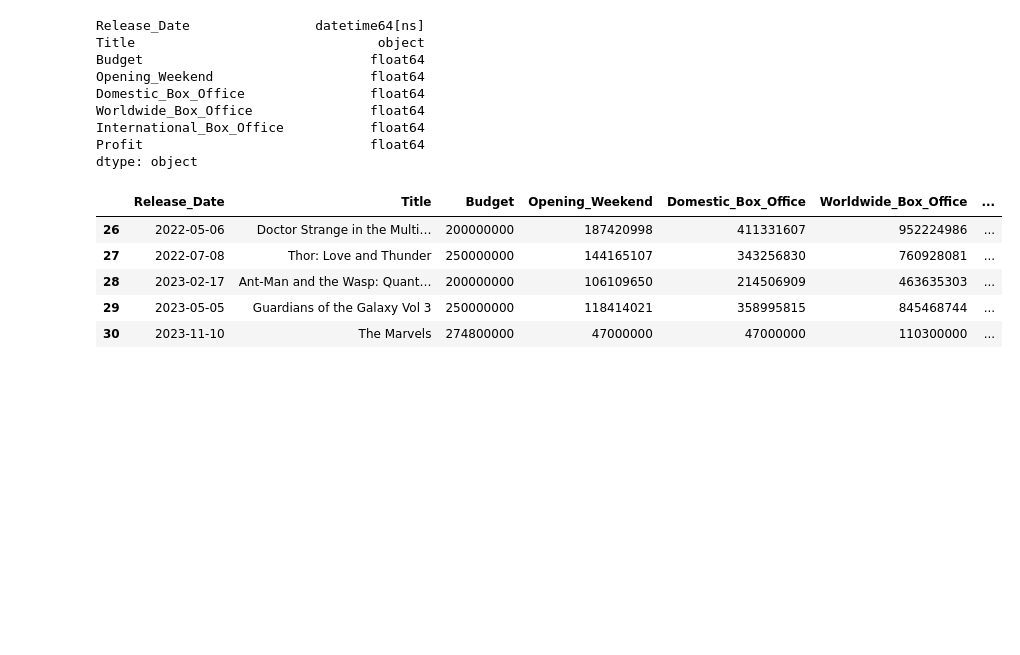
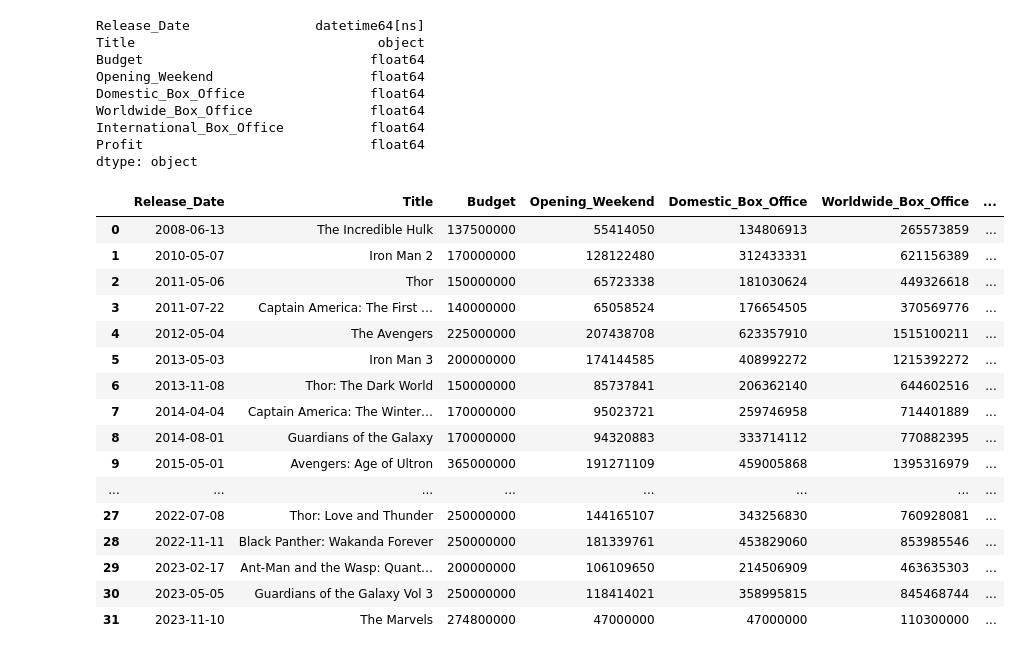
Before and after one commit to Kevin-McConchie/Marvel-Box-Office, a Jupyter notebook: Marvel_Box_Office.ipynb, the cells around one changed output. Saved outputs shown, nothing was run; the diff lists cells and outputs as text; code cells hidden in the pictures; blank space fills up the shorter version.

```diff
--- a/Marvel_Box_Office.ipynb
+++ b/Marvel_Box_Office.ipynb
@@ -23,7 +23,7 @@ movies_df.rename(columns={'The Numbers - Where Data and Movies Meet':'Release_Da
                           'Unnamed: 1':'Title', 'Unnamed: 2':'Budget','Unnamed: 3':'Opening_Weekend',
                             'Unnamed: 4':'Domestic_Box_Office','Unnamed: 5':'Worldwide_Box_Office'}, inplace = True)
 # Drop Werewolf by Night as no numbers along with NaN numbers
-movies_df = movies_df.drop(115).dropna()
+movies_df = movies_df.dropna()
 # Assign budget for Wakanda Forever
 # movies_df.at[114,'Budget']=250000000
 
@@ -31,7 +31,7 @@ movies_df = movies_df.drop(115).dropna()
 movies_df['Release_Date'] = pd.to_datetime(movies_df['Release_Date'])
 # Change date to ascending order
 movies_df.sort_values(by='Release_Date', inplace=True)
-movies_df.tail()
+movies_df
 # %% [output]
 A value is trying to be set on a copy of a slice from a DataFrame
 
@@ -130,39 +141,50 @@ movies_df.reset_index(drop=True, inplace=True)
 # movies_df.loc[0:5,'Phase'] = 1
 # movies_df.loc[6:11,'Phase'] = 2
 # movies_df.loc[12:21,'Phase'] = 3
 # movies_df.loc[22:29,'Phase'] = 4
 # movies_df.loc[30:,'Phase'] = 5
 
 # Slection of dates for each Phase
 # Select movies in the date range of interest and add a 'Phase' column
 movies_df = (movies_df[(movies_df['Release_Date'] > '2008-03-01') & (movies_df['Release_Date'] <= '2012-05-04')]
         .assign(Phase=1)
         .append(movies_df[(movies_df['Release_Date'] > '2013-05-02') & (movies_df['Release_Date'] <= '2015-07-18')]
         .assign(Phase=2))
         .append(movies_df[(movies_df['Release_Date'] > '2016-05-03') & (movies_df['Release_Date'] <= '2019-07-02')]
                 .assign(Phase=3))
         #      .append(movies_df[(movies_df['Release_Date'] > '2016-05-05') & (movies_df['Release_Date'] <= '2019-07-02')]
                 #      .assign(Phase=4))
         .append(movies_df[(movies_df['Release_Date'] > '2021-06-09') & (movies_df['Release_Date'] <= '2022-11-11')]
                 .assign(Phase=4))
         .append(movies_df[(movies_df['Release_Date'] > '2023-01-17') & (movies_df['Release_Date'] <= '2024-09-06')]
                 .assign(Phase=5))
                 )
 
 # ph1 = movies_df[(movies_df['Release_Date'] > '2008-05-02') & (movies_df['Release_Date'] <= '2012-05-04')]
 # Add a new column 'Phase' with a value of 1 for all rows
 # ph1 = ph1.assign(Phase=1)
 
 
 movies_df.to_csv('marvel_box_office.csv', sep='\t', encoding='utf-8')
-movies_df.tail()
+movies_df
 # %% [output]
 |  | Release_Date | Title | Budget | Opening_Weekend | Domestic_Box_Office | Worldwide_Box_Office | ... |
-| 26 | 2022-05-06 | Doctor Strange in the Multi… | 200000000 | 187420998 | 411331607 | 952224986 | ... |
+| 0 | 2008-06-13 | The Incredible Hulk | 137500000 | 55414050 | 134806913 | 265573859 | ... |
+| 1 | 2010-05-07 | Iron Man 2 | 170000000 | 128122480 | 312433331 | 621156389 | ... |
+| 2 | 2011-05-06 | Thor | 150000000 | 65723338 | 181030624 | 449326618 | ... |
+| 3 | 2011-07-22 | Captain America: The First … | 140000000 | 65058524 | 176654505 | 370569776 | ... |
+| 4 | 2012-05-04 | The Avengers | 225000000 | 207438708 | 623357910 | 1515100211 | ... |
+| 5 | 2013-05-03 | Iron Man 3 | 200000000 | 174144585 | 408992272 | 1215392272 | ... |
+| 6 | 2013-11-08 | Thor: The Dark World | 150000000 | 85737841 | 206362140 | 644602516 | ... |
+| 7 | 2014-04-04 | Captain America: The Winter… | 170000000 | 95023721 | 259746958 | 714401889 | ... |
+| 8 | 2014-08-01 | Guardians of the Galaxy | 170000000 | 94320883 | 333714112 | 770882395 | ... |
+| 9 | 2015-05-01 | Avengers: Age of Ultron | 365000000 | 191271109 | 459005868 | 1395316979 | ... |
+| ... | ... | ... | ... | ... | ... | ... | ... |
 | 27 | 2022-07-08 | Thor: Love and Thunder | 250000000 | 144165107 | 343256830 | 760928081 | ... |
-| 28 | 2023-02-17 | Ant-Man and the Wasp: Quant… | 200000000 | 106109650 | 214506909 | 463635303 | ... |
-| 29 | 2023-05-05 | Guardians of the Galaxy Vol 3 | 250000000 | 118414021 | 358995815 | 845468744 | ... |
-| 30 | 2023-11-10 | The Marvels | 274800000 | 47000000 | 47000000 | 110300000 | ... |
+| 28 | 2022-11-11 | Black Panther: Wakanda Forever | 250000000 | 181339761 | 453829060 | 853985546 | ... |
+| 29 | 2023-02-17 | Ant-Man and the Wasp: Quant… | 200000000 | 106109650 | 214506909 | 463635303 | ... |
+| 30 | 2023-05-05 | Guardians of the Galaxy Vol 3 | 250000000 | 118414021 | 358995815 | 845468744 | ... |
+| 31 | 2023-11-10 | The Marvels | 274800000 | 47000000 | 47000000 | 110300000 | ... |
 # %%
 #  split movies into phases
 # phase_1 = movies_df.loc[0:5]
```
Also changed, not shown: parts of 8 cells of this notebook, 1 other file.
